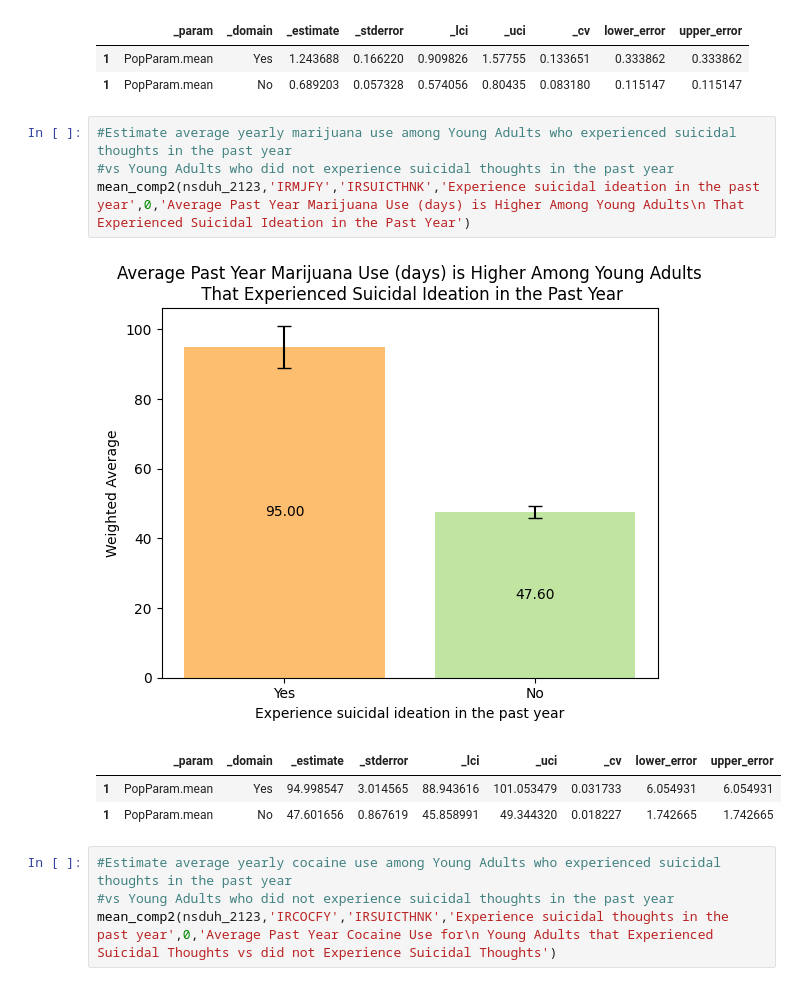
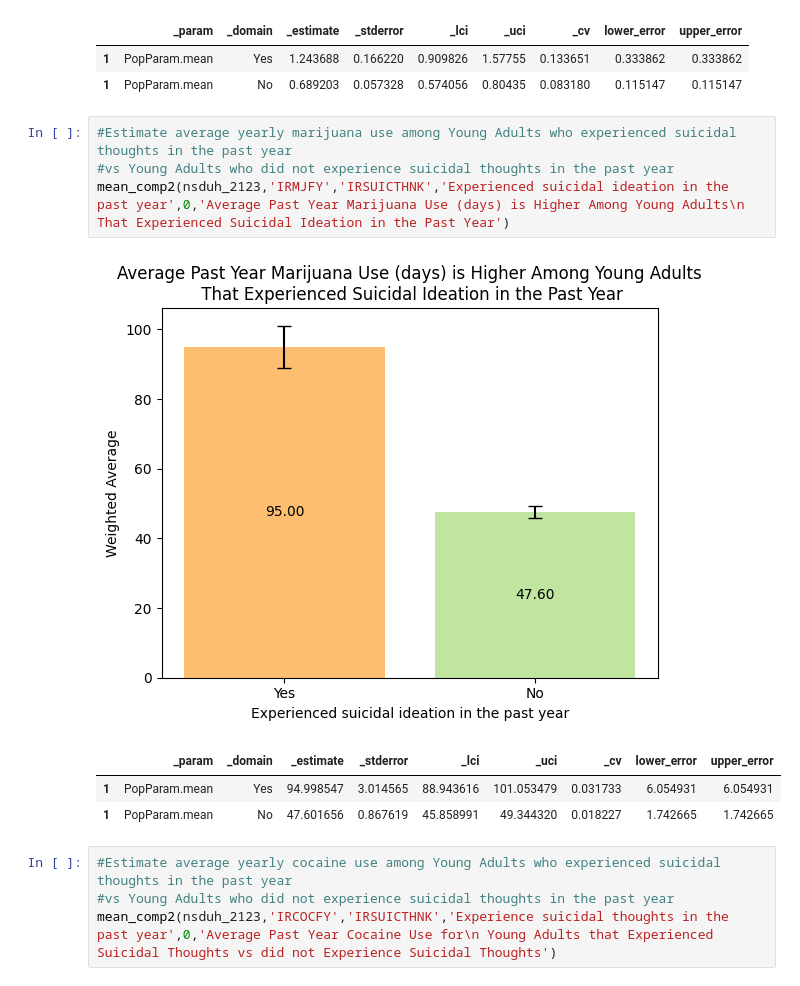
Before and after one commit to Platt-John/John-Platt-DA-401-Project, a Jupyter notebook: code/DA_401_Data_Exploration.ipynb, the cells around one changed output. Drawn from its saved outputs; the diff is of its cells as text.

```diff
--- a/code/DA_401_Data_Exploration.ipynb
+++ b/code/DA_401_Data_Exploration.ipynb
@@ -1820,9 +1820,9 @@ mean_comp2(nsduh_2123,'IRHALLUCYFQ','IRAMDEYR','Experience an MDE (major depress
 # %%
 #Estimate average yearly marijuana use among Young Adults who experienced suicidal thoughts in the past year
 #vs Young Adults who did not experience suicidal thoughts in the past year
-mean_comp2(nsduh_2123,'IRMJFY','IRSUICTHNK','Experience suicidal ideation in the past year',0,'Average Past Year Marijuana Use (days) is Higher Among Young Adults\n That Experienced Suicidal Ideation in the Past Year')
+mean_comp2(nsduh_2123,'IRMJFY','IRSUICTHNK','Experienced suicidal ideation in the past year',0,'Average Past Year Marijuana Use (days) is Higher Among Young Adults\n That Experienced Suicidal Ideation in the Past Year')
 # %% [output]
-[figure, old version]
+[figure, new version]
 |  | _param | _domain | _estimate | _stderror | _lci | _uci | _cv | lower_error | upper_error |
 | 1 | PopParam.mean | Yes | 94.998547 | 3.014565 | 88.943616 | 101.053479 | 0.031733 | 6.054931 | 6.054931 |
 | 1 | PopParam.mean | No | 47.601656 | 0.867619 | 45.858991 | 49.344320 | 0.018227 | 1.742665 | 1.742665 |
```
